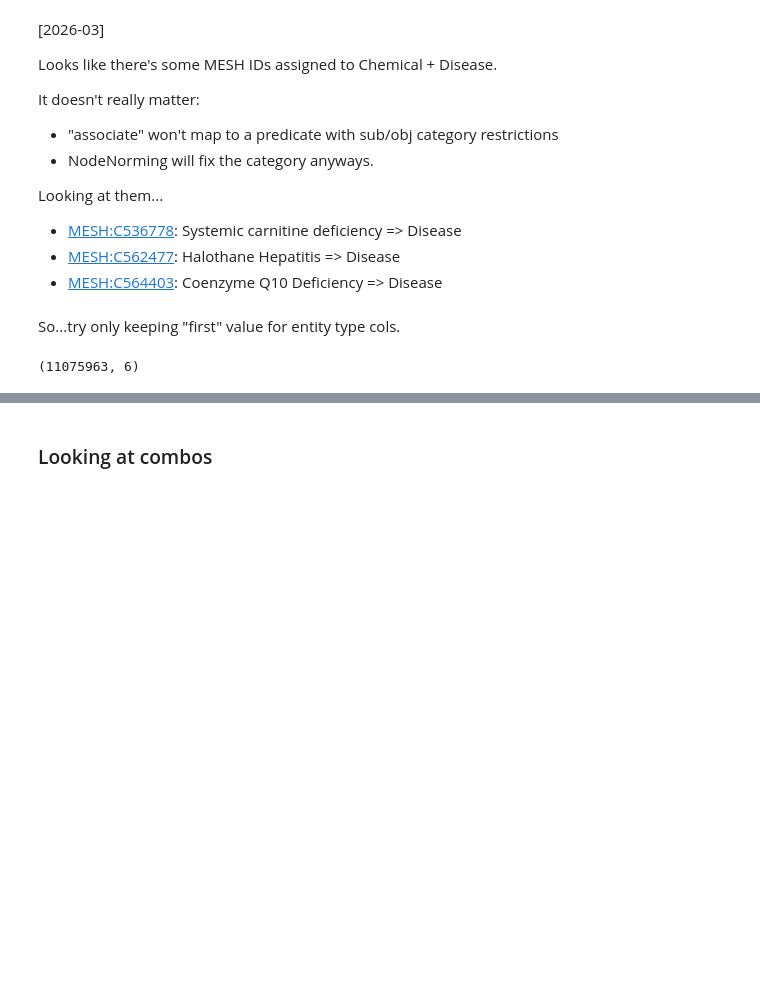
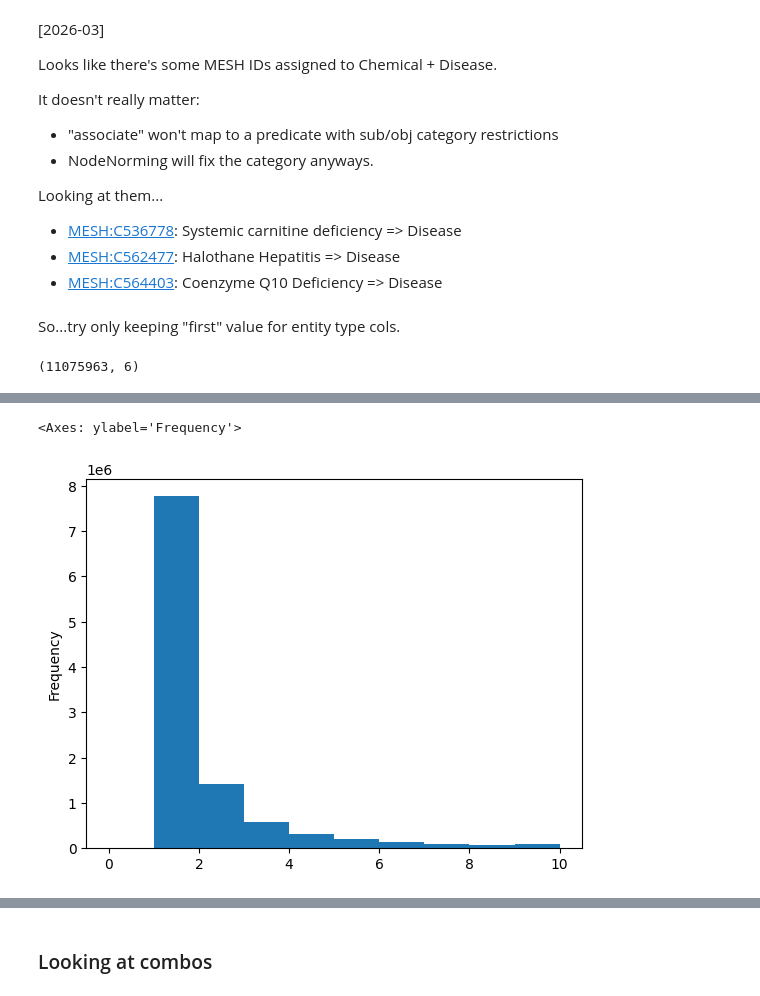
Before and after one commit to NCATSTranslator/translator-ingests, a Jupyter notebook: src/translator_ingest/ingests/pubtator/pubtator_eda.ipynb, the cells around one changed output, grey strips where cells are left out. Drawn from its saved outputs; the diff is of its cells as text; code cells hidden in the pictures; blank space fills up the shorter version.

Commit message:
pubtator notebook: add pmid stats

```diff
--- a/src/translator_ingest/ingests/pubtator/pubtator_eda.ipynb
+++ b/src/translator_ingest/ingests/pubtator/pubtator_eda.ipynb
@@ -948,0 +965,2 @@ shape: (5, 6)
+# %%
+pmid_set_counts = merge2.select(pl.col("pmid_set").list.len()).to_series()
@@ -948,0 +1016,8 @@ shape: (5, 6)
+# %%
+## using pandas's default matplotlib instead (environ needs this dep)!!
+
+## count 0-10
+pmid_set_counts.to_pandas().plot.hist(bins=10, range=[0, 10])
+# %% [output]
+<Axes: ylabel='Frequency'>
+[figure, added]
```
Also changed, not shown: parts of 18 cells of this notebook.
